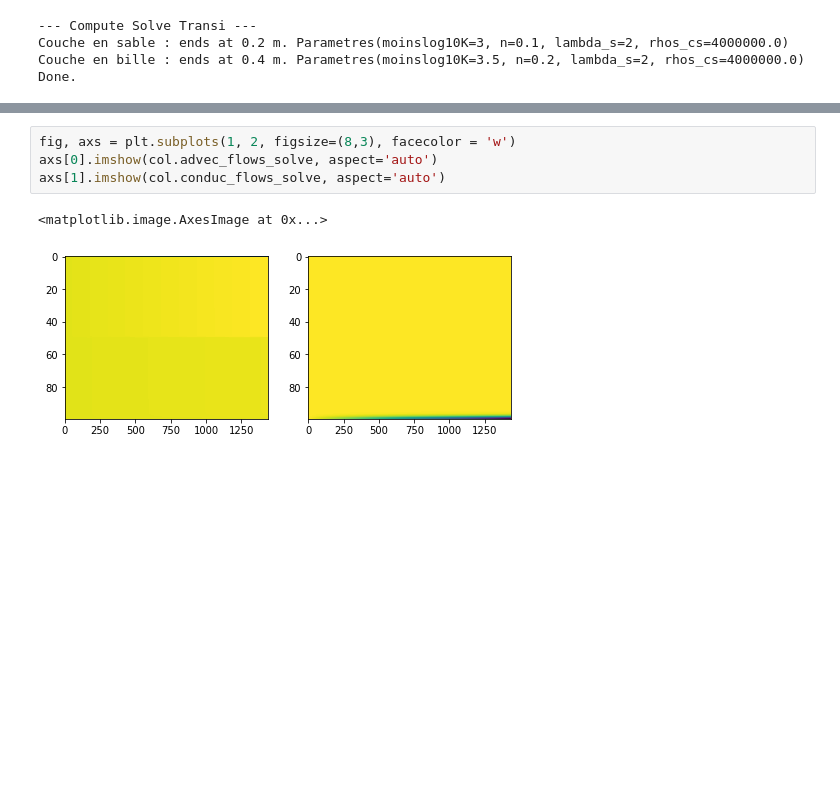
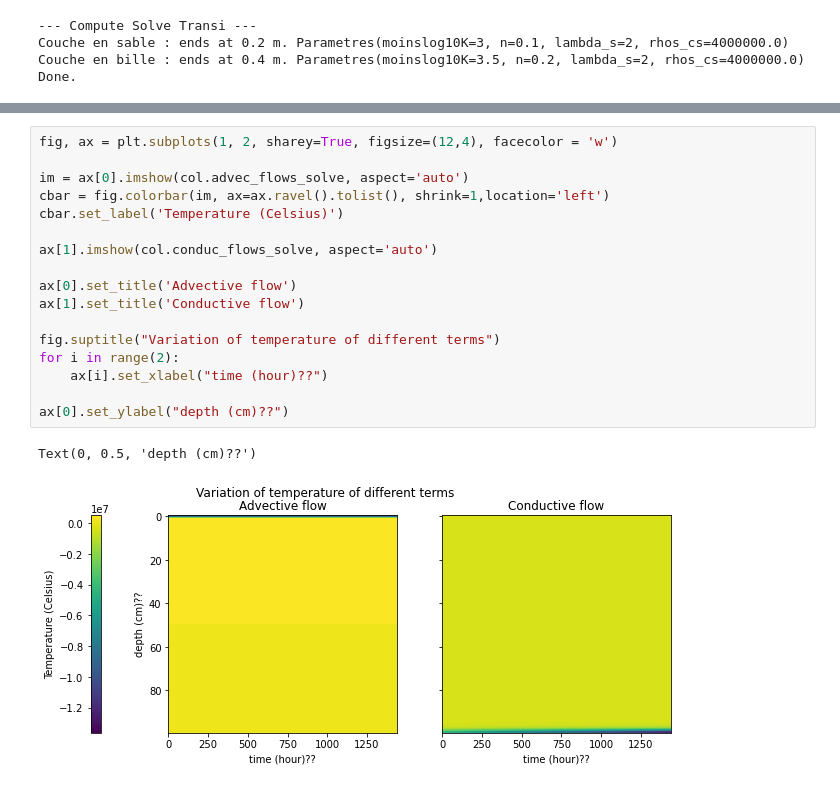
Before and after one commit to ameliemelorene/pyheatmy2022, a Jupyter notebook: demo_maquette.ipynb, the cells around one changed output, grey strips where cells are left out. Cells and saved outputs as stored; diff of their text form; blank space fills up the shorter version.

```diff
--- a/demo_maquette.ipynb
+++ b/demo_maquette.ipynb
@@ -85,10 +86,23 @@ np.min(col.temps_solve)
-# %%
-fig, axs = plt.subplots(1, 2, figsize=(8,3), facecolor = 'w')
-axs[0].imshow(col.advec_flows_solve, aspect='auto')
-axs[1].imshow(col.conduc_flows_solve, aspect='auto')
-# %% [output]
-<matplotlib.image.AxesImage at 0x...>
-[figure, removed]
+# %%
+fig, ax = plt.subplots(1, 2, sharey=True, figsize=(12,4), facecolor = 'w')
+
+im = ax[0].imshow(col.advec_flows_solve, aspect='auto')
+cbar = fig.colorbar(im, ax=ax.ravel().tolist(), shrink=1,location='left')
+cbar.set_label('Temperature (Celsius)')
+
+ax[1].imshow(col.conduc_flows_solve, aspect='auto')
+
+ax[0].set_title('Advective flow')
+ax[1].set_title('Conductive flow')
+
+fig.suptitle("Variation of temperature of different terms")
+for i in range(2):
+    ax[i].set_xlabel("time (hour)??")
+
+ax[0].set_ylabel("depth (cm)??")
+# %% [output]
+Text(0, 0.5, 'depth (cm)??')
+[figure, added]
 # %%
 ind1 = 25
 ind2 = 50
```
Also changed, not shown: parts of 3 cells of this notebook.
